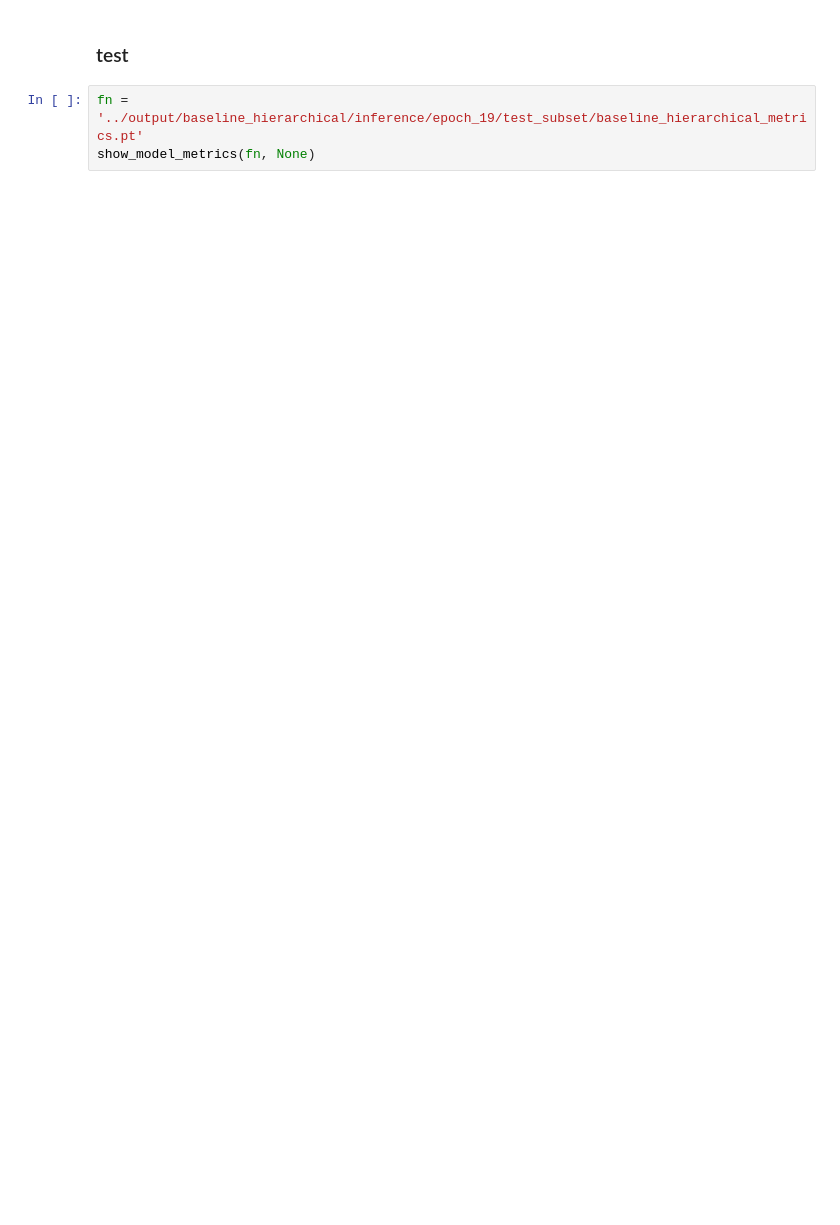
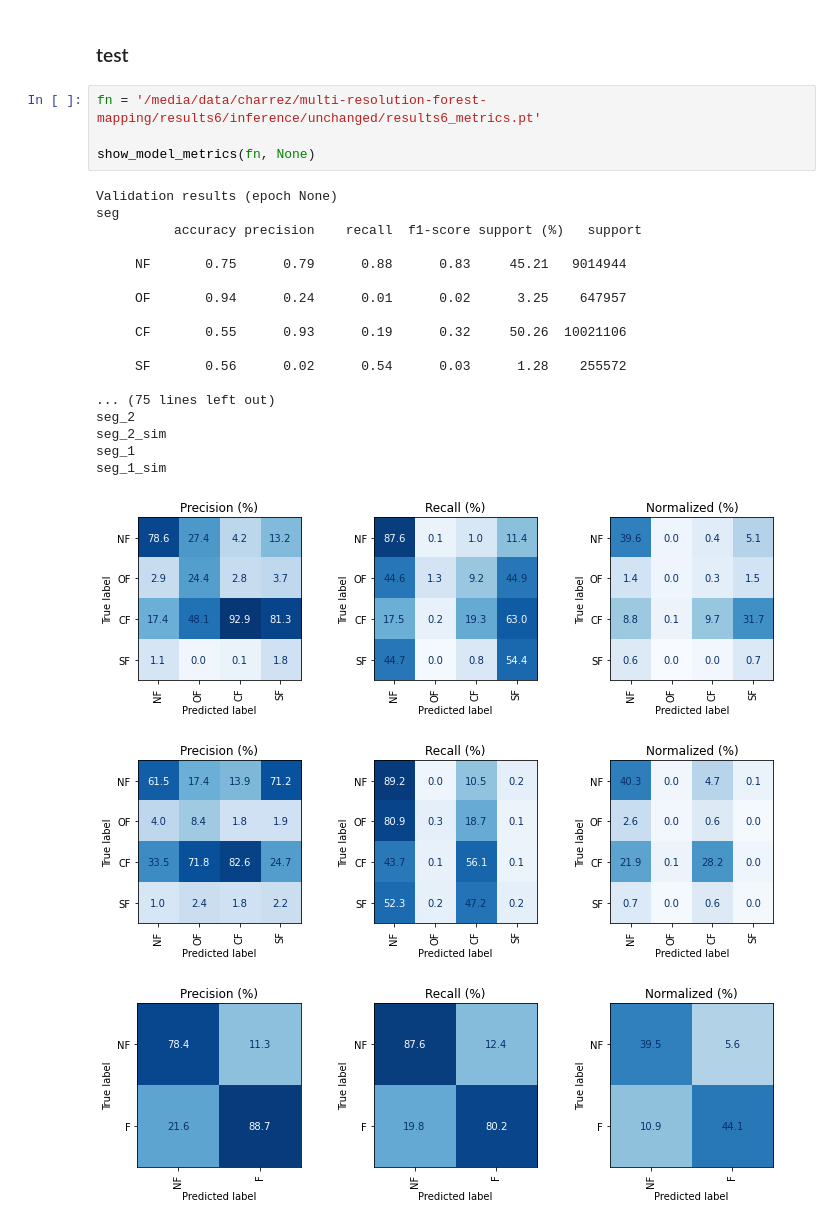
Before and after one commit to KookaS/multi-resolution-forest-mapping, a Jupyter notebook: src/analysis/analyse_results.ipynb, the cells around one changed output. Drawn from its saved outputs; the diff is of its cells as text; blank space fills up the shorter version.

```diff
--- a/src/analysis/analyse_results.ipynb
+++ b/src/analysis/analyse_results.ipynb
@@ -78,5 +95,27 @@ seg_1_sim
 # %% [markdown]
 ### test
-# %%
-fn = '../output/baseline_hierarchical/inference/epoch_19/test_subset/baseline_hierarchical_metrics.pt'
-show_model_metrics(fn, None)
+# %%
+fn = '/media/data/charrez/multi-resolution-forest-mapping/results6/inference/unchanged/results6_metrics.pt'
+
+show_model_metrics(fn, None)
+# %% [output]
+Validation results (epoch None)
+seg
+          accuracy precision    recall  f1-score support (%)   support
+
+     NF       0.75      0.79      0.88      0.83     45.21   9014944
+
+     OF       0.94      0.24      0.01      0.02      3.25    647957
+
+     CF       0.55      0.93      0.19      0.32     50.26  10021106
+
+     SF       0.56      0.02      0.54      0.03      1.28    255572
+
+... (75 lines left out)
+seg_2
+seg_2_sim
+seg_1
+seg_1_sim
+[figure, added]
+[figure, added]
+[figure, added]
```
Also changed, not shown: parts of 4 cells of this notebook, 27 other files.
